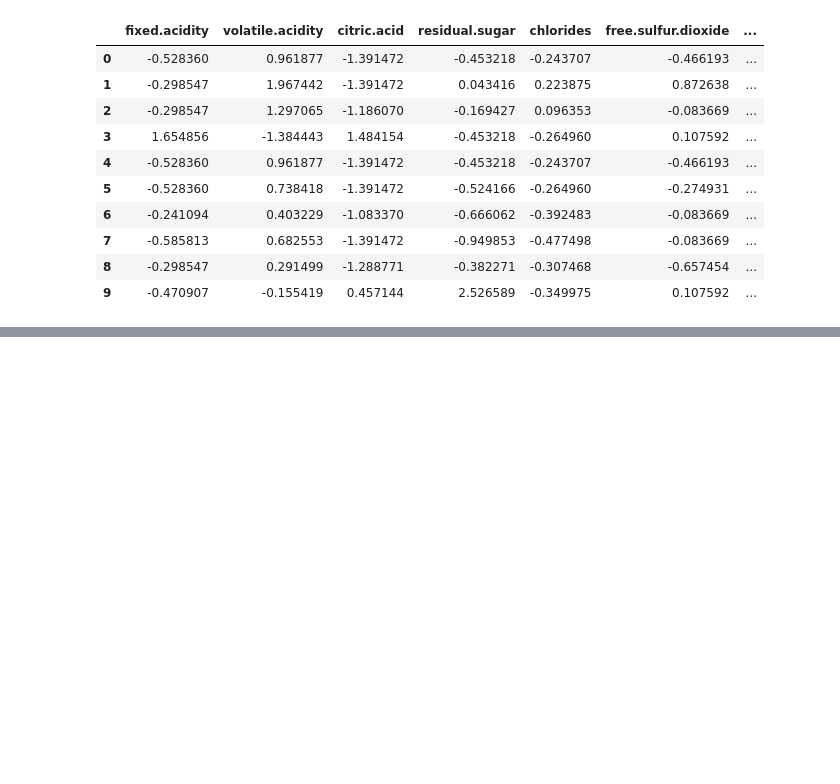
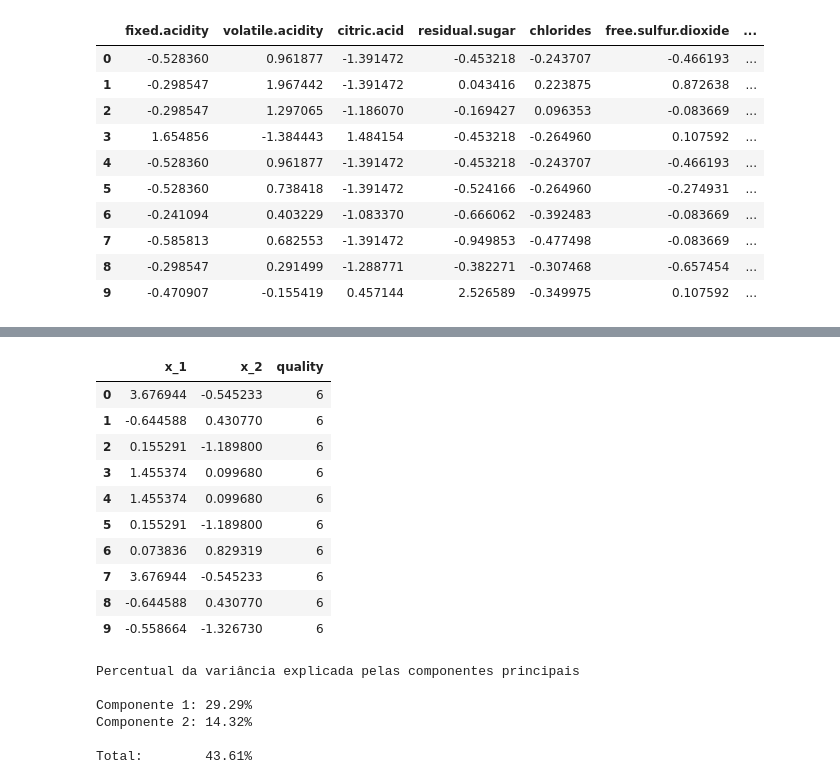
Before and after one commit to mwoitek/qualidade-do-vinho, a Jupyter notebook: python/cluster/pca.ipynb, the cells around one changed output, grey strips where cells are left out. Saved outputs shown, nothing was run; the diff lists cells and outputs as text; code cells hidden in the pictures; blank space fills up the shorter version.

```diff
--- a/python/cluster/pca.ipynb
+++ b/python/cluster/pca.ipynb
@@ -158,0 +162,24 @@ pd.testing.assert_frame_equal(brancos_transf_pd, brancos_transf_sk)
+# %%
+brancos_proj_2d, pca_brancos = projeta_dados(2, brancos_normal, qual_brancos)
+brancos_proj_2d.head(N_HEAD)
+# %% [output]
+|  | x_1 | x_2 | quality |
+| 0 | 3.676944 | -0.545233 | 6 |
+| 1 | -0.644588 | 0.430770 | 6 |
+| 2 | 0.155291 | -1.189800 | 6 |
+| 3 | 1.455374 | 0.099680 | 6 |
+| 4 | 1.455374 | 0.099680 | 6 |
+| 5 | 0.155291 | -1.189800 | 6 |
+| 6 | 0.073836 | 0.829319 | 6 |
+| 7 | 3.676944 | -0.545233 | 6 |
+| 8 | -0.644588 | 0.430770 | 6 |
+| 9 | -0.558664 | -1.326730 | 6 |
+# %%
+imprime_variancia_explicada(pca_brancos)
+# %% [output]
+Percentual da variância explicada pelas componentes principais
+
+Componente 1: 29.29%
+Componente 2: 14.32%
+
+Total:        43.61%
```
Also changed, not shown: parts of 18 cells of this notebook, 2 other files.
